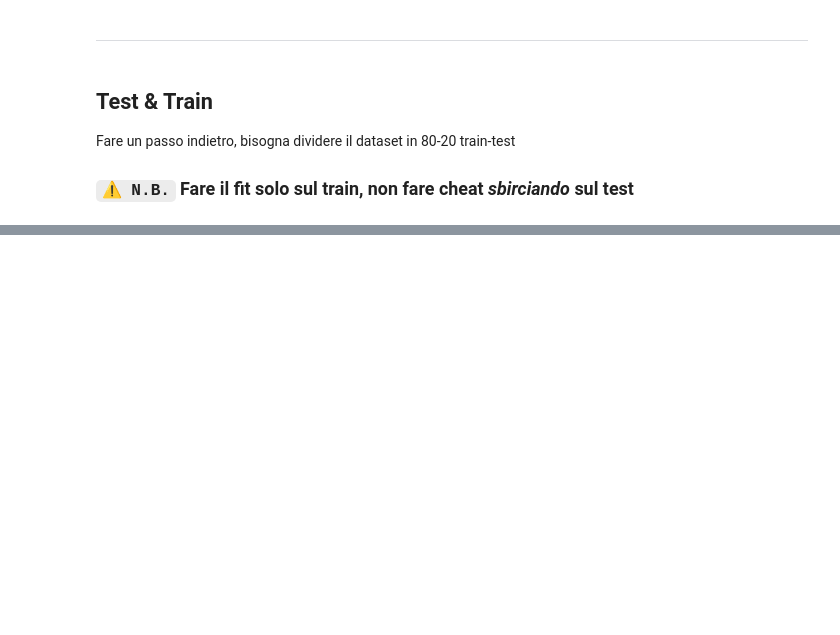
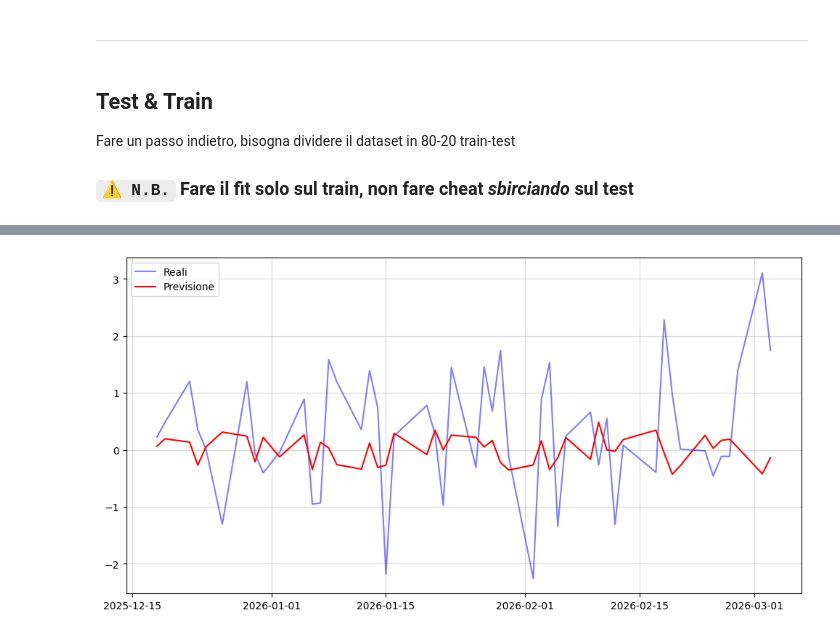
Before and after one commit to matteolovatoai/copper-price-forecasting, a Jupyter notebook: notebooks/01_exploration.ipynb, the cells around one changed output, grey strips where cells are left out. Cells and saved outputs as stored; diff of their text form; code cells hidden in the pictures; blank space fills up the shorter version.

Commit message:
test with 1 day lag

```diff
--- a/notebooks/01_exploration.ipynb
+++ b/notebooks/01_exploration.ipynb
@@ -233,0 +244,13 @@ Crude_Oil   0.141 -0.227      1.000
+# %%
+def prepare_time_serie(df, target="Copper"):
+    # valori di ieri
+    X = df.shift(1).dropna()
+    # copper di oggi
+    y = df[target].loc[X.index]
+    return X,y
+
+X_train, y_train = prepare_time_serie(df_train_scaled)
+X_test, y_test = prepare_time_serie(df_test_scaled)
+
+print(X_train.head(3))
+print(y_train.head(3))
@@ -233,0 +302,22 @@ Crude_Oil   0.141 -0.227      1.000
+# %%
+from sklearn.ensemble import RandomForestRegressor
+from sklearn.metrics import mean_squared_error, r2_score
+import numpy as np
+
+# proviamo con 100 alberi per cominciare
+# profondità massima per non fare overfitting
+# impostare un seed per rendere ripetibile l'esperimento
+model_rf = RandomForestRegressor(n_estimators=100, max_depth=5, random_state=42)
+model_rf.fit(X_train, y_train)
+y_pred = model_rf.predict(X_test)
+
+mse = mean_squared_error(y_test, y_pred)
+rmse = np.sqrt(mse)
+r2 = r2_score(y_test, y_pred)
+
+print("--- STATS ---")
+print(f"Errore medio: {rmse}")
+print(f"R2 score: {r2}")
+
+importances = pd.Series(model_rf.feature_importances_, index=X_train.columns)
+print(importances.sort_values(ascending=False))
@@ -233,0 +347,9 @@ Crude_Oil   0.141 -0.227      1.000
+# %%
+plt.figure(figsize=(12,6))
+plt.plot(y_test.index, y_test, label="Reali", color="blue", alpha=0.5)
+plt.plot(y_test.index, y_pred, label="Previsione", color="red")
+plt.legend()
+plt.grid(True, alpha=0.5)
+plt.show()
+# %% [output]
+[figure, added]
```
Also changed, not shown: parts of 23 cells of this notebook.
